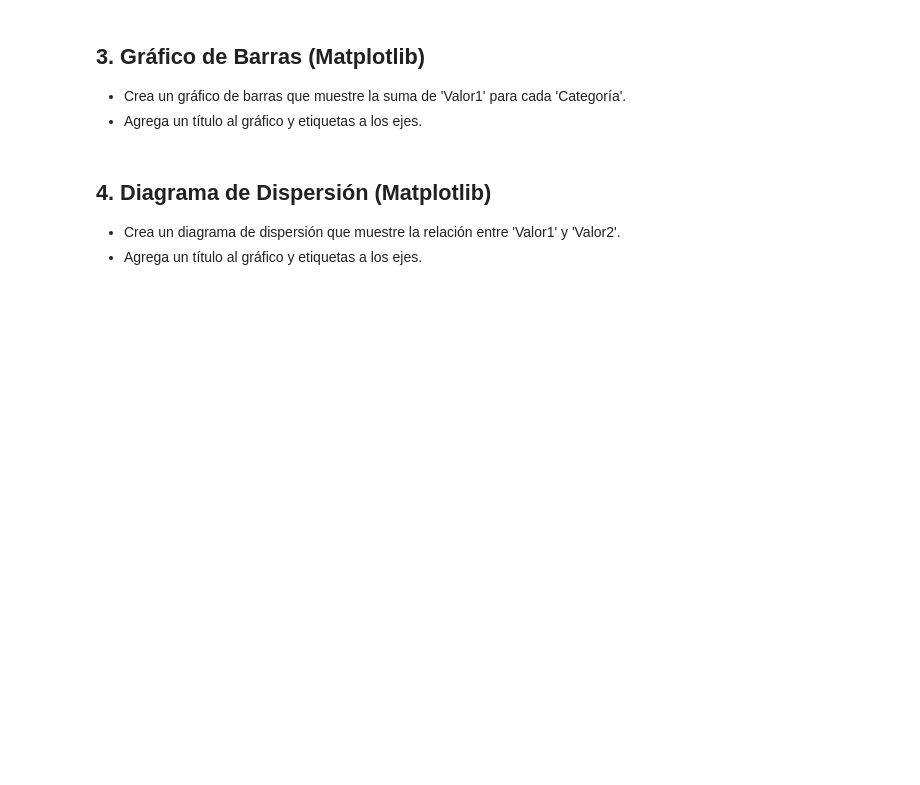
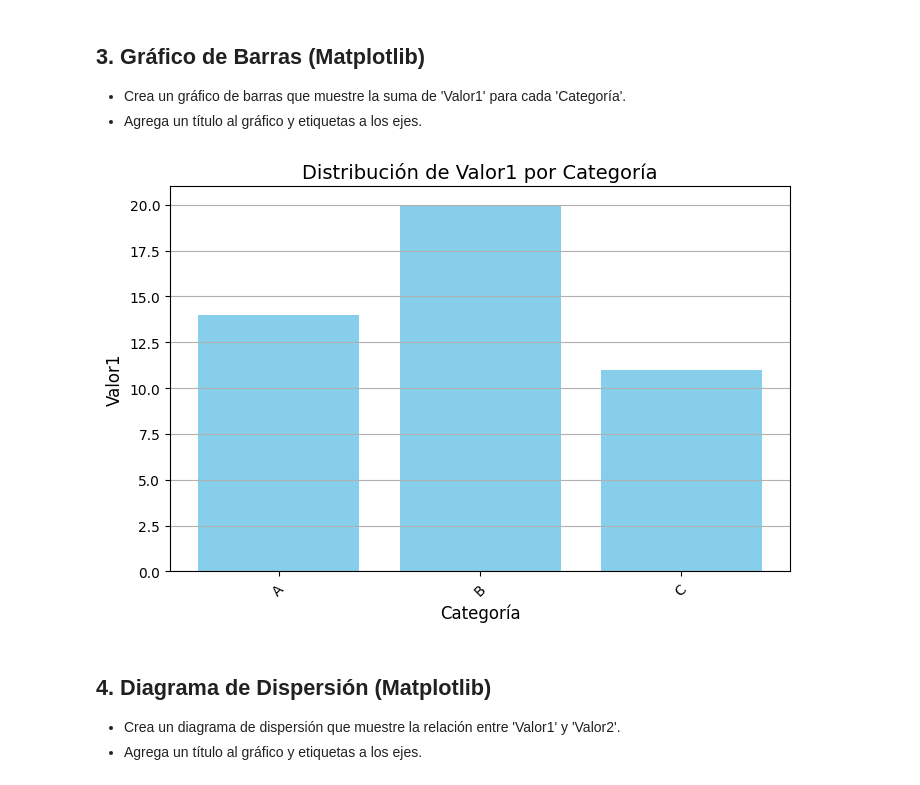
Before and after one commit to cmessoftware/DataScienceVSCode, a Jupyter notebook: notebooks/classes/ch4/Actividades_clase04.ipynb, the cells around one changed output. Saved outputs shown, nothing was run; the diff lists cells and outputs as text; code cells hidden in the pictures; blank space fills up the shorter version.

```diff
--- a/notebooks/classes/ch4/Actividades_clase04.ipynb
+++ b/notebooks/classes/ch4/Actividades_clase04.ipynb
@@ -33,6 +64,17 @@ import seaborn as sns
 ## 3. Gráfico de Barras (Matplotlib)
 * Crea un gráfico de barras que muestre la suma de 'Valor1' para cada 'Categoría'.
 * Agrega un título al gráfico y etiquetas a los ejes.
+# %%
+plt.figure(figsize=(8, 5))
+plt.bar(df['Categoría'], df['Valor1'], color='skyblue')
+plt.title('Distribución de Valor1 por Categoría', fontsize=14)
+plt.xlabel('Categoría', fontsize=12)
+plt.ylabel('Valor1', fontsize=12)
+plt.xticks(rotation=45)
+plt.grid(axis='y')
+plt.show()
+# %% [output]
+[figure, added]
 # %% [markdown]
 ## 4. Diagrama de Dispersión (Matplotlib)
 * Crea un diagrama de dispersión que muestre la relación entre 'Valor1' y 'Valor2'.
```
Also changed, not shown: parts of 7 cells of this notebook.
